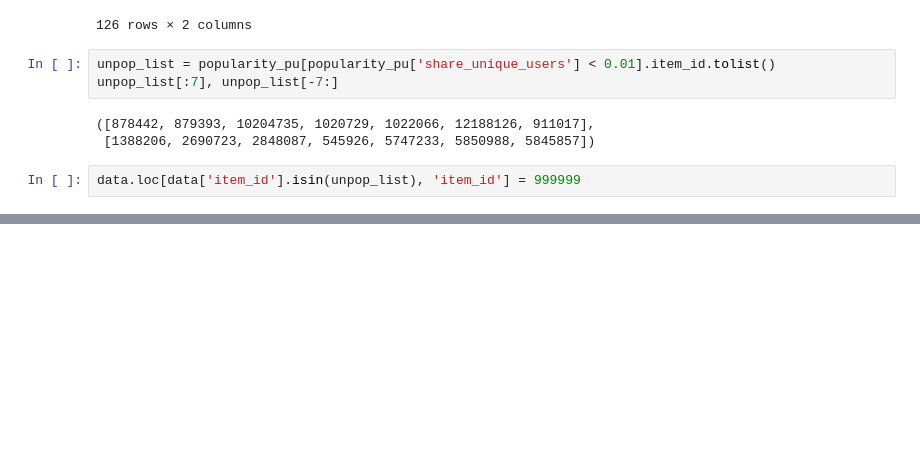
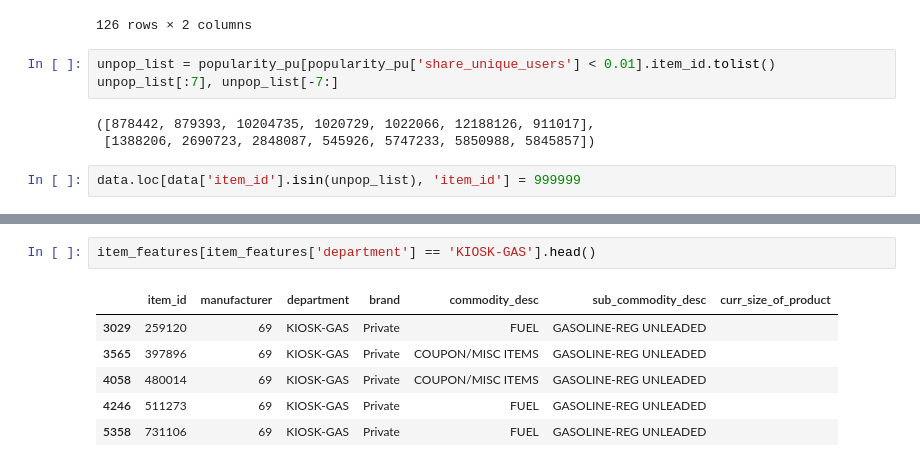
Before and after one commit to VitalyGladyshev/gb_rec_sys, a Jupyter notebook: rc_hw_04.ipynb, the cells around one changed output, grey strips where cells are left out. Saved outputs shown, nothing was run; the diff lists cells and outputs as text; blank space fills up the shorter version.

```diff
--- a/rc_hw_04.ipynb
+++ b/rc_hw_04.ipynb
@@ -244,0 +305,9 @@ data.loc[data['item_id'].isin(unpop_list), 'item_id'] = 999999
+# %%
+item_features[item_features['department'] == 'KIOSK-GAS'].head()
+# %% [output]
+|  | item_id | manufacturer | department | brand | commodity_desc | sub_commodity_desc | curr_size_of_product |
+| 3029 | 259120 | 69 | KIOSK-GAS | Private | FUEL | GASOLINE-REG UNLEADED |  |
+| 3565 | 397896 | 69 | KIOSK-GAS | Private | COUPON/MISC ITEMS | GASOLINE-REG UNLEADED |  |
+| 4058 | 480014 | 69 | KIOSK-GAS | Private | COUPON/MISC ITEMS | GASOLINE-REG UNLEADED |  |
+| 4246 | 511273 | 69 | KIOSK-GAS | Private | FUEL | GASOLINE-REG UNLEADED |  |
+| 5358 | 731106 | 69 | KIOSK-GAS | Private | FUEL | GASOLINE-REG UNLEADED |  |
```
Also changed, not shown: parts of 24 cells of this notebook.
